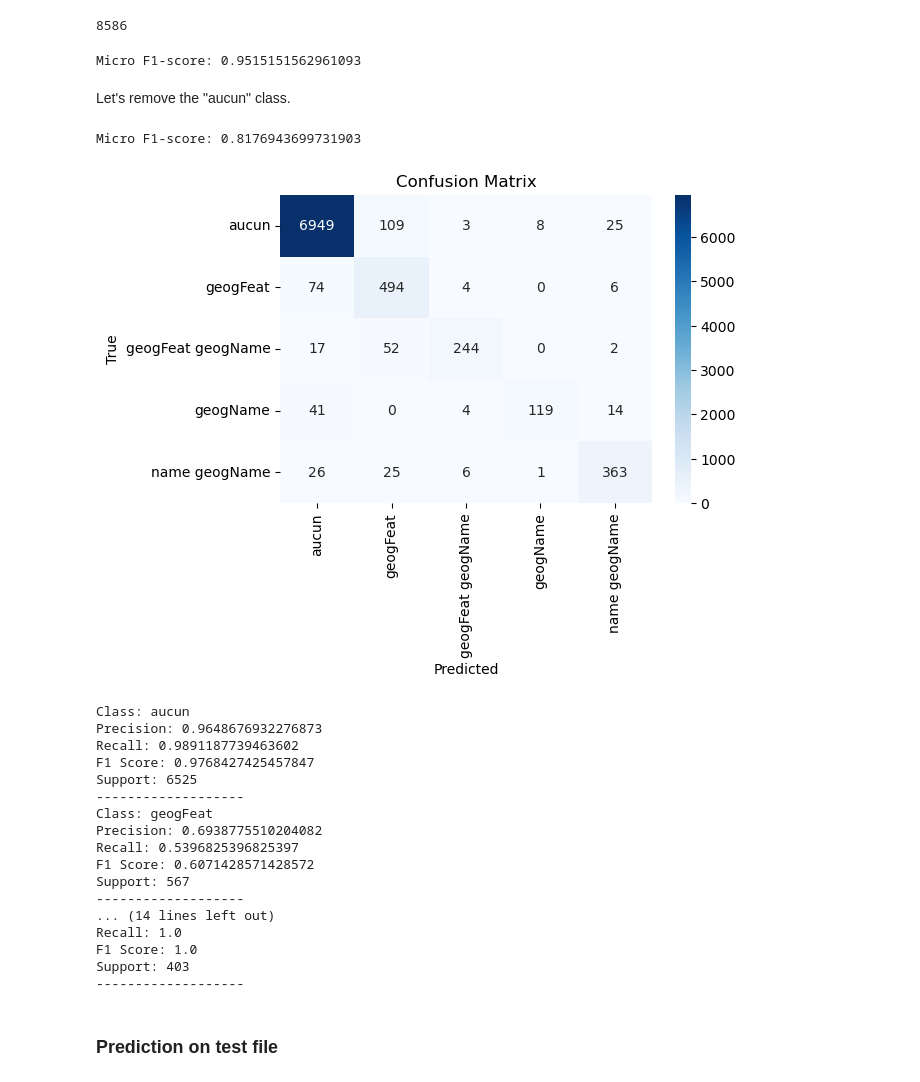
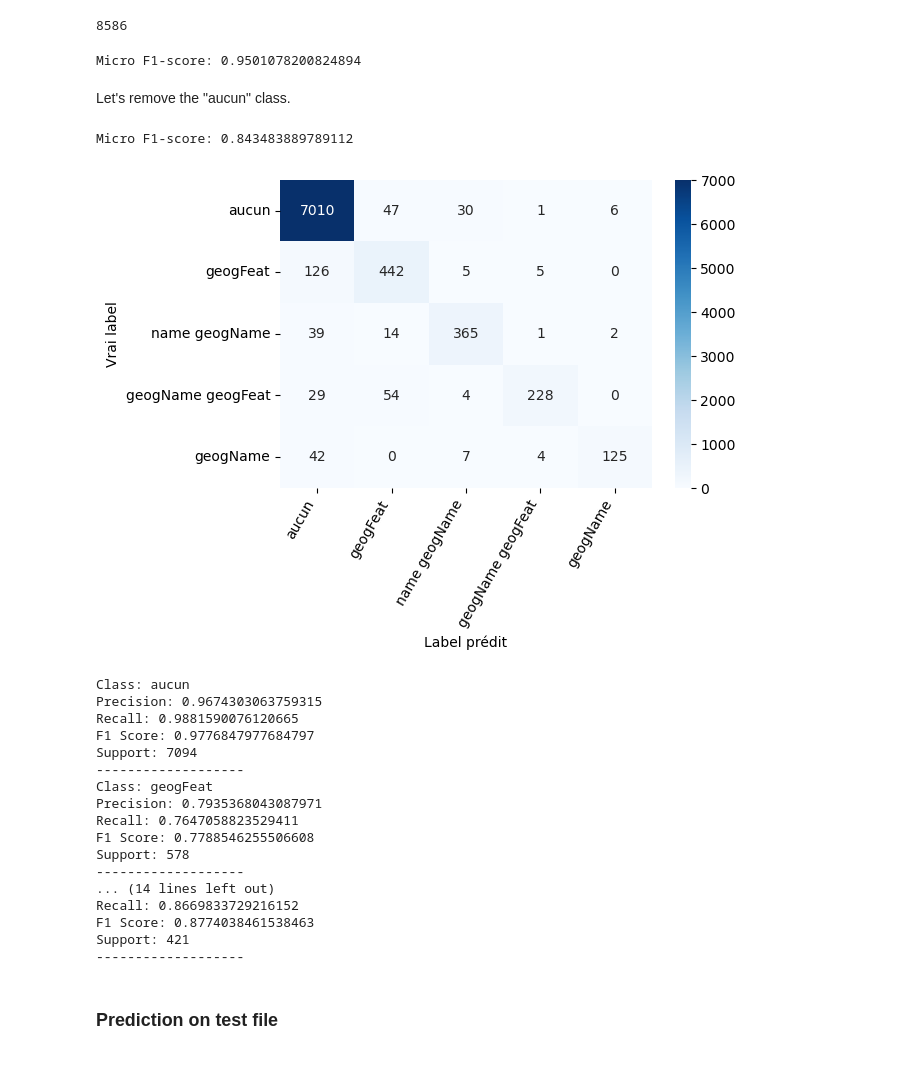
Before and after one commit to tetis-nlp/tetis-challenge_textmine_2024, a Jupyter notebook: notebook/Pipeline Spacy.ipynb, the cells around one changed output. Drawn from its saved outputs; the diff is of its cells as text; code cells hidden in the pictures.

Commit message:
Updated to improve figures

```diff
--- a/notebook/Pipeline Spacy.ipynb
+++ b/notebook/Pipeline Spacy.ipynb
@@ -17,5 +6,5 @@ import matplotlib.pyplot as plt
 # %%
-df = pd.read_csv("./defi-textmine-2024/train_2.csv")
+df = pd.read_csv("./train_2.csv")
 df.Label.value_counts()
 # %% [output]
 aucun                32663
@@ -76,0 +64,33 @@ You can now load the package via spacy.load('fr_core_news_lg')
+# %%
+# libraries
+import numpy as np
+import matplotlib.pyplot as plt
+
+# set width of bars
+barWidth = 0.5
+
+# set heights of bars
+bars1 = labels_count
+
+# Set position of bar on X axis
+r1 = np.arange(len(bars1))
+
+colors = ["#aec7e8", "#c2e699", "#ffb366", "#f28d35", "#d9b3e6"]
+
+# Make the plot
+plt.bar(r1, bars1, color=colors, width=barWidth)
+
+# Add xticks on the middle of the group bars
+plt.xticks([r  for r in range(len(bars1))], labels_count.index)
+plt.xticks(rotation=60, ha='right')
+#plt.xlabel('Classes')
+plt.ylabel('Nombre d\'exemples')
+
+# Add values on top of the bars
+for i, value in enumerate(bars1):
+    plt.text(i, value + 0.05,f'n={value}', ha='center', va='bottom')
+
+# Create legend & Show graphic
+#plt.legend()
+plt.savefig("class_distrib.png", dpi = 300, bbox_inches = 'tight')
+plt.show()
@@ -214,7 +255,7 @@ from sklearn.metrics import precision_recall_fscore_support
 precision, recall, f1_score, _ = precision_recall_fscore_support(true_labels, predicted_labels, average='weighted')
 print("Micro F1-score:", f1_score)
 # %% [output]
-Micro F1-score: 0.9515151562961093
+Micro F1-score: 0.9501078200824894
 # %% [markdown]
 Let's remove the "aucun" class.
 # %%
@@ -226,34 +267,38 @@ precision, recall, f1_score, _ = precision_recall_fscore_support(true_without_au
 
 print("Micro F1-score:", f1_score)
 # %% [output]
-Micro F1-score: 0.8176943699731903
+Micro F1-score: 0.843483889789112
 # %%
 import seaborn as sns
 from sklearn.metrics import confusion_matrix
 import numpy as np
 # Assuming you have the true labels and predicted labels stored in the variables true_labels and predicted_labels
 
 # Compute the confusion matrix
 cm = confusion_matrix(true_labels, predicted_labels)
 
 # Get the unique class labels
 class_labels = np.unique(np.concatenate((true_labels, predicted_labels)))
 
 # Create a DataFrame from the confusion matrix
 df_cm = pd.DataFrame(cm, index=class_labels, columns=class_labels)
+df_cm = df_cm.loc[['aucun','geogFeat','name geogName','geogName geogFeat','geogName']] # reorder
+df_cm = df_cm[['aucun','geogFeat','name geogName','geogName geogFeat','geogName']]
 
 # Create a heatmap using seaborn
 plt.figure(figsize=(6, 4))
 sns.heatmap(df_cm, annot=True, cmap='Blues', fmt='d')
-plt.title('Confusion Matrix')
-plt.xlabel('Predicted')
-plt.ylabel('True')
+
+plt.xlabel('Label prédit')
+plt.ylabel('Vrai label')
+plt.xticks(rotation=60, ha='right')
+plt.savefig("mc_spacy.png", dpi = 300, bbox_inches = 'tight')
 plt.show()
 # %% [output]
-[figure, old version]
+[figure, new version]
 # %%
 from sklearn.metrics import precision_recall_fscore_support
-true_labels = [label for _, label in test_data]
+# true_labels = [label for _, label in test_data]
 
 precision, recall, f1_score, support = precision_recall_fscore_support(
     true_labels, predicted_labels, average=None
@@ -269,21 +314,21 @@ for label, prec, rec, f1, supp in zip(nlp.get_pipe("ner").labels, precision, rec
     print("-------------------")
 # %% [output]
 Class: aucun
-Precision: 0.9648676932276873
-Recall: 0.9891187739463602
-F1 Score: 0.9768427425457847
-Support: 6525
+Precision: 0.9674303063759315
+Recall: 0.9881590076120665
+F1 Score: 0.9776847977684797
+Support: 7094
 -------------------
 Class: geogFeat
-Precision: 0.6938775510204082
-Recall: 0.5396825396825397
-F1 Score: 0.6071428571428572
-Support: 567
+Precision: 0.7935368043087971
+Recall: 0.7647058823529411
+F1 Score: 0.7788546255506608
+Support: 578
 -------------------
 ... (14 lines left out)
-Recall: 1.0
-F1 Score: 1.0
-Support: 403
+Recall: 0.8669833729216152
+F1 Score: 0.8774038461538463
+Support: 421
 -------------------
 # %% [markdown]
 ### Prediction on test file
```
Also changed, not shown: parts of 15 cells of this notebook.
